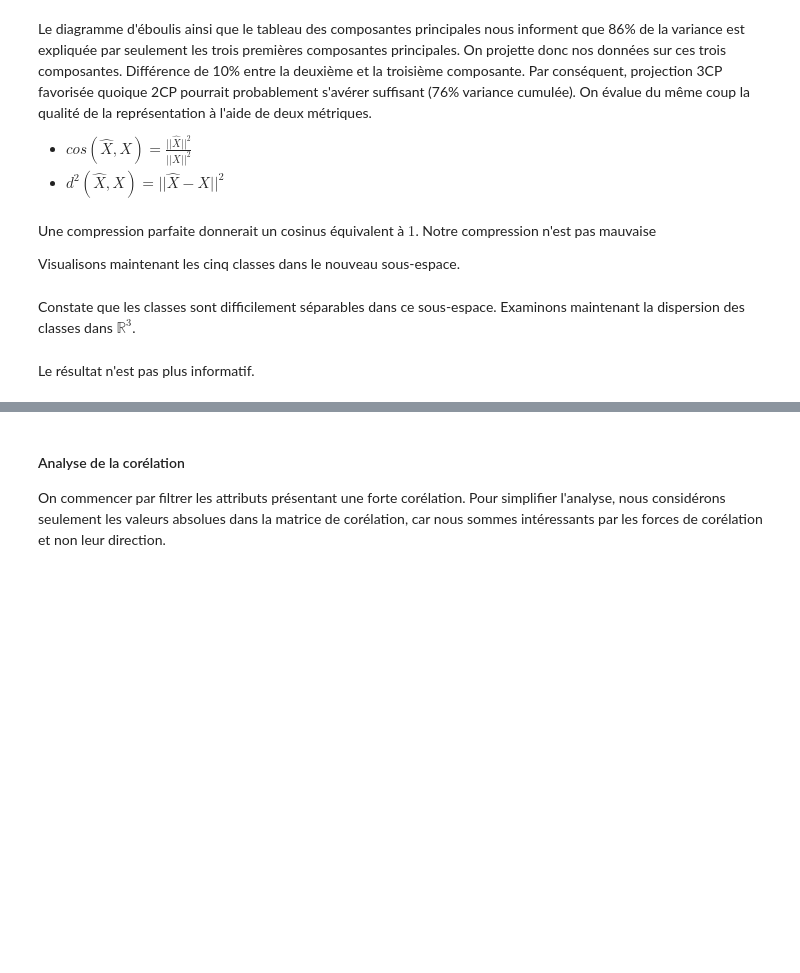
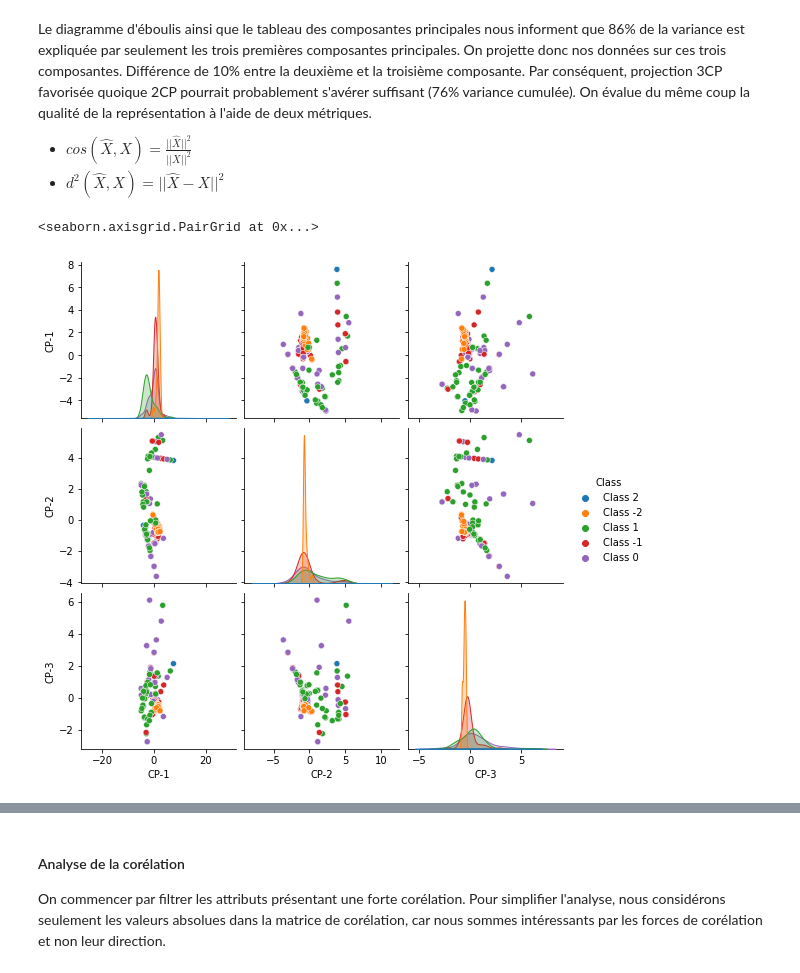
Before and after one commit to ireydiak/fraud_detection, a Jupyter notebook: tp1_v1.ipynb, the cells around one changed output, grey strips where cells are left out. Saved outputs shown, nothing was run; the diff lists cells and outputs as text; code cells hidden in the pictures; blank space fills up the shorter version.

```diff
--- a/tp1_v1.ipynb
+++ b/tp1_v1.ipynb
@@ -134,0 +125,10 @@ assert n_remaining_nan == 0, "Il reste {} valeurs manquantes".format(n_remaining
+# %%
+sm = SMOTE(
+    random_state=42,
+    sampling_strategy={"Class 1": 48, "Class -2": 48}
+)
+X, y = df.loc[:, df.columns != "Class"].to_numpy(), df.loc[:, "Class"].to_numpy()
+X_ovsld, y_ovsld = sm.fit_resample(X, y)
+X = np.concatenate((np.expand_dims(y_ovsld, 1), X_ovsld), axis=1)
+df = pd.DataFrame(X, columns=df.columns)
+df.head(5)
@@ -364,14 +328,10 @@ sns.pairplot(df_subset.reset_index(), hue="Class", diag_kind=None)
 df_acp = pd.DataFrame(
     np.concatenate((Z, np.expand_dims(y, 1)), axis=1),
     columns=["CP-{}".format(i+1) for i in range(M)] + ["Class"],
-    index=df.index
 )
 df_acp.head(5)
-# %% [markdown]
-Une compression parfaite donnerait un cosinus équivalent à $1$. Notre compression n'est pas mauvaise
-
-Visualisons maintenant les cinq classes dans le nouveau sous-espace.
 # %%
-sns.pairplot(df_acp.reset_index(), hue="Class")
+sns.pairplot(df_acp, hue="Class")
+# %% [output]
+<seaborn.axisgrid.PairGrid at 0x...>
+[figure, added]
-# %% [markdown]
-Constate que les classes sont difficilement séparables dans ce sous-espace. Examinons maintenant la dispersion des classes dans $\mathbb{R}^3$.
@@ -383,2 +337,0 @@ fig.show()
-# %% [markdown]
-Le résultat n'est pas plus informatif.
```
Also changed, not shown: parts of 26 cells of this notebook.
